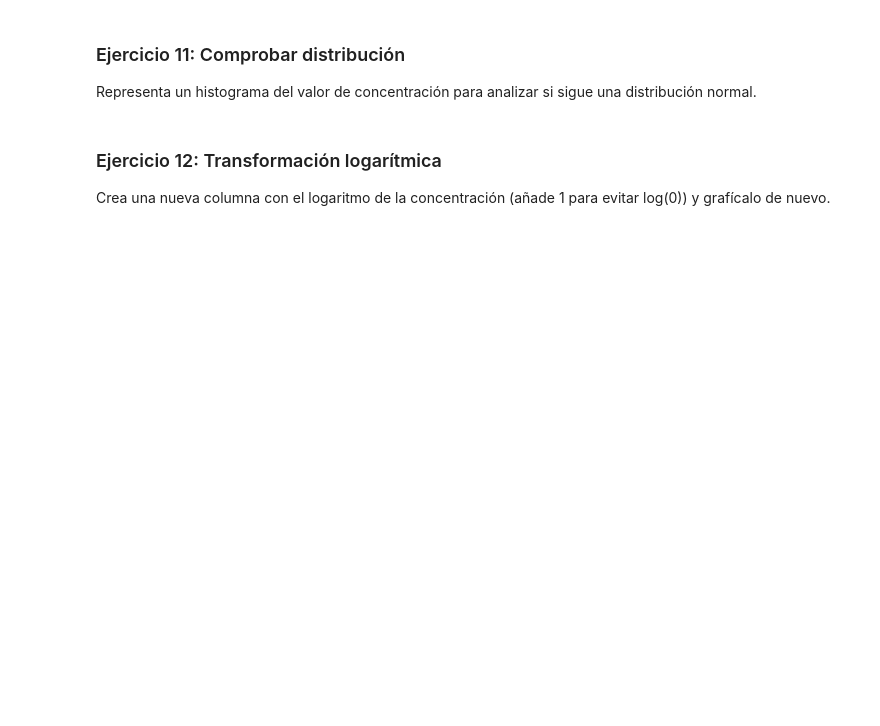
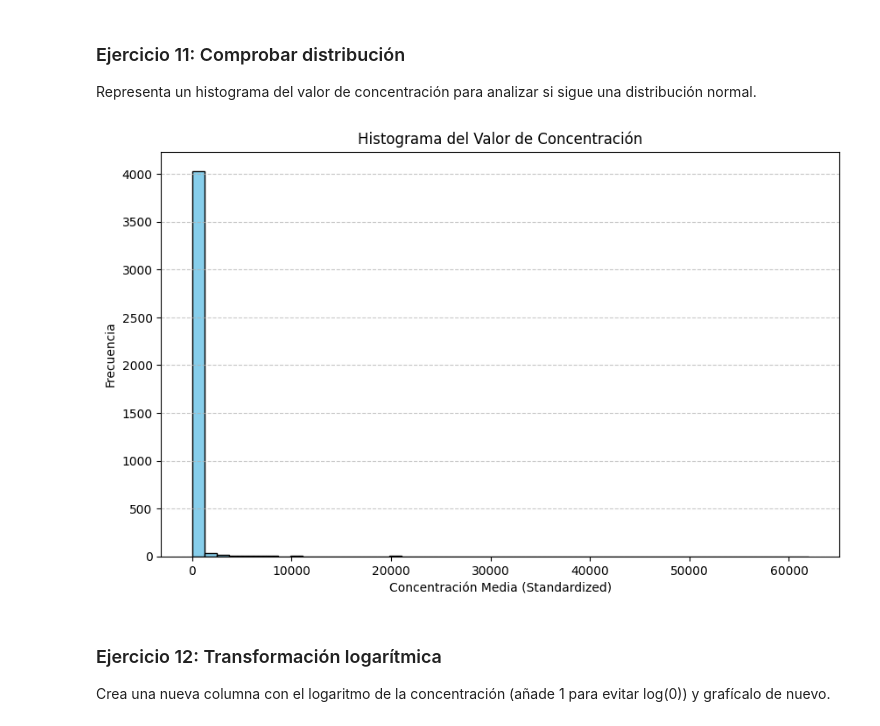
Before and after one commit to mauriciodeoliveirareis/bioinformatics_master, a Jupyter notebook: medicine_design/Máster UEV - Unidad1 - Pandas y gráficas.ipynb, the cells around one changed output. Saved outputs shown, nothing was run; the diff lists cells and outputs as text; code cells hidden in the pictures; blank space fills up the shorter version.

```diff
--- a/medicine_design/Máster UEV - Unidad1 - Pandas y gráficas.ipynb
+++ b/medicine_design/Máster UEV - Unidad1 - Pandas y gráficas.ipynb
@@ -200,6 +218,16 @@ Exporta a un nuevo CSV los registros con concentración mayor que 1.
 Representa un histograma del valor de concentración para analizar si sigue una distribución normal.
 # %%
 # Escribe aquí tu solución
+# Representar un histograma del valor de concentración
+plt.figure(figsize=(10, 6))
+plt.hist(df['Conc 1 Mean (Standardized)'].dropna(), bins=50, color='skyblue', edgecolor='black')
+plt.title('Histograma del Valor de Concentración')
+plt.xlabel('Concentración Media (Standardized)')
+plt.ylabel('Frecuencia')
+plt.grid(axis='y', linestyle='--', alpha=0.7)
+plt.show()
+# %% [output]
+[figure, added]
 # %% [markdown]
 ### Ejercicio 12: Transformación logarítmica
 Crea una nueva columna con el logaritmo de la concentración (añade 1 para evitar log(0)) y grafícalo de nuevo.
```
Also changed, not shown: parts of 4 cells of this notebook, 12 other files.
